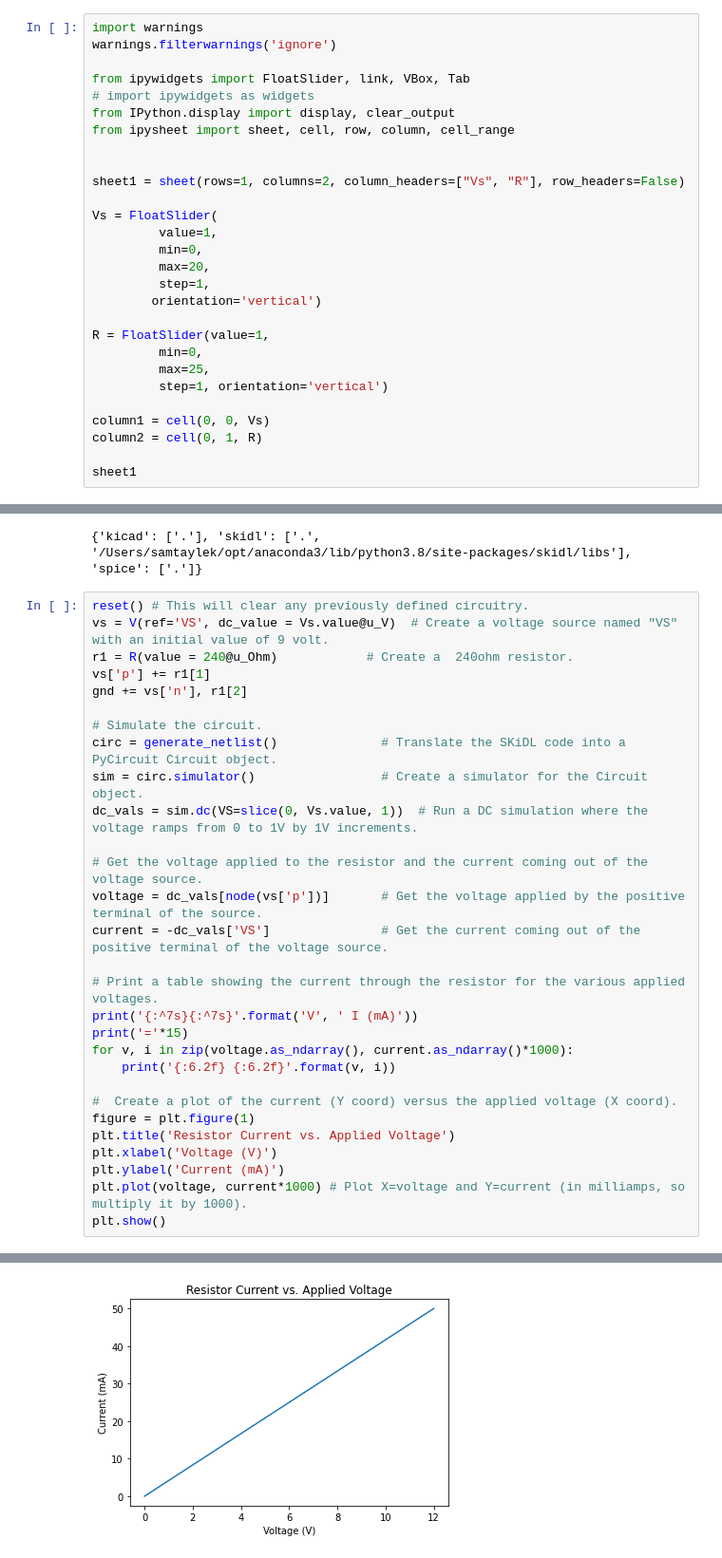
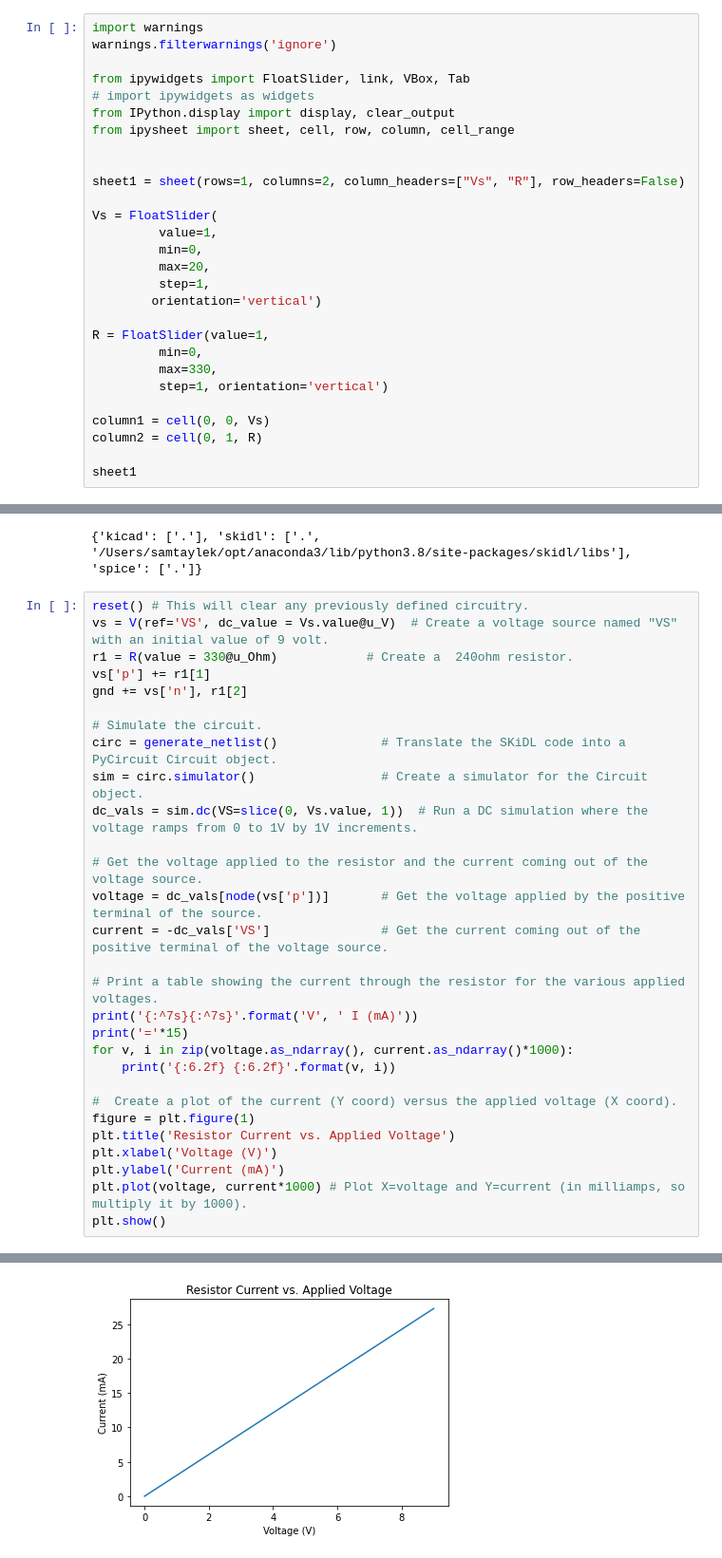
Before and after one commit to Samtaylek17/virtual-laboratory, a Jupyter notebook: Basic Circuit Connection/Circuit Design, Build and Measurement.ipynb, the cells around one changed output, grey strips where cells are left out. Shown: that part at 95% size. Drawn from its saved outputs; the diff is of its cells as text.

```diff
--- a/Basic Circuit Connection/Circuit Design, Build and Measurement.ipynb
+++ b/Basic Circuit Connection/Circuit Design, Build and Measurement.ipynb
@@ -36,7 +36,7 @@ Vs = FloatSlider(
 
 R = FloatSlider(value=1,
          min=0,
-         max=25,
+         max=330,
          step=1, orientation='vertical')
 
 column1 = cell(0, 0, Vs)
@@ -66,7 +66,7 @@ print(lib_search_paths)
 # %%
 reset() # This will clear any previously defined circuitry.
 vs = V(ref='VS', dc_value = Vs.value@u_V)  # Create a voltage source named "VS" with an initial value of 9 volt.
-r1 = R(value = 240@u_Ohm)            # Create a  240ohm resistor.
+r1 = R(value = 330@u_Ohm)            # Create a  240ohm resistor.
 vs['p'] += r1[1]
 gnd += vs['n'], r1[2]
 
@@ -111,2 +108,2 @@ plt.show()
 No errors or warnings found during netlist generation.
-[figure, old version]
+[figure, new version]
```
Also changed, not shown: parts of 2 cells of this notebook, 4 other files.
